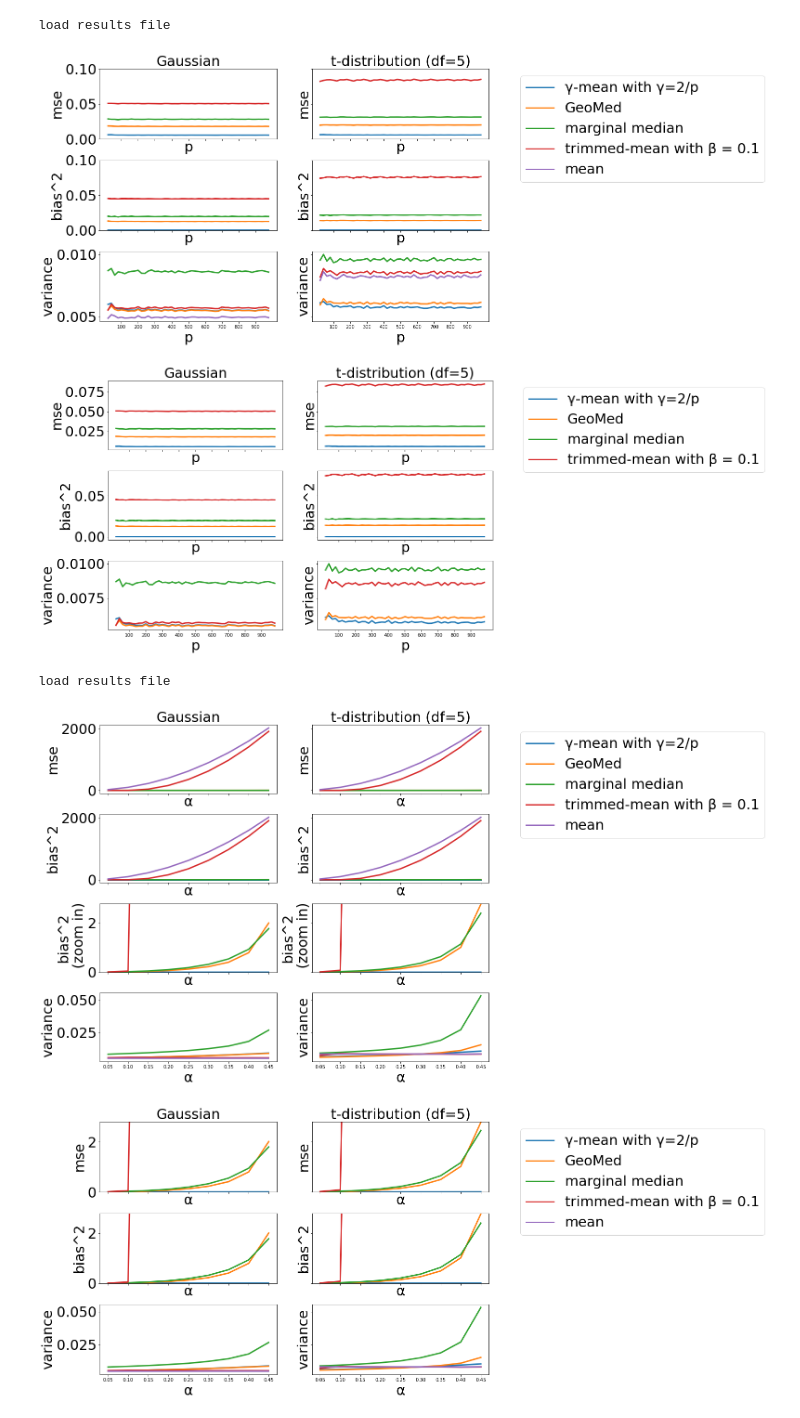
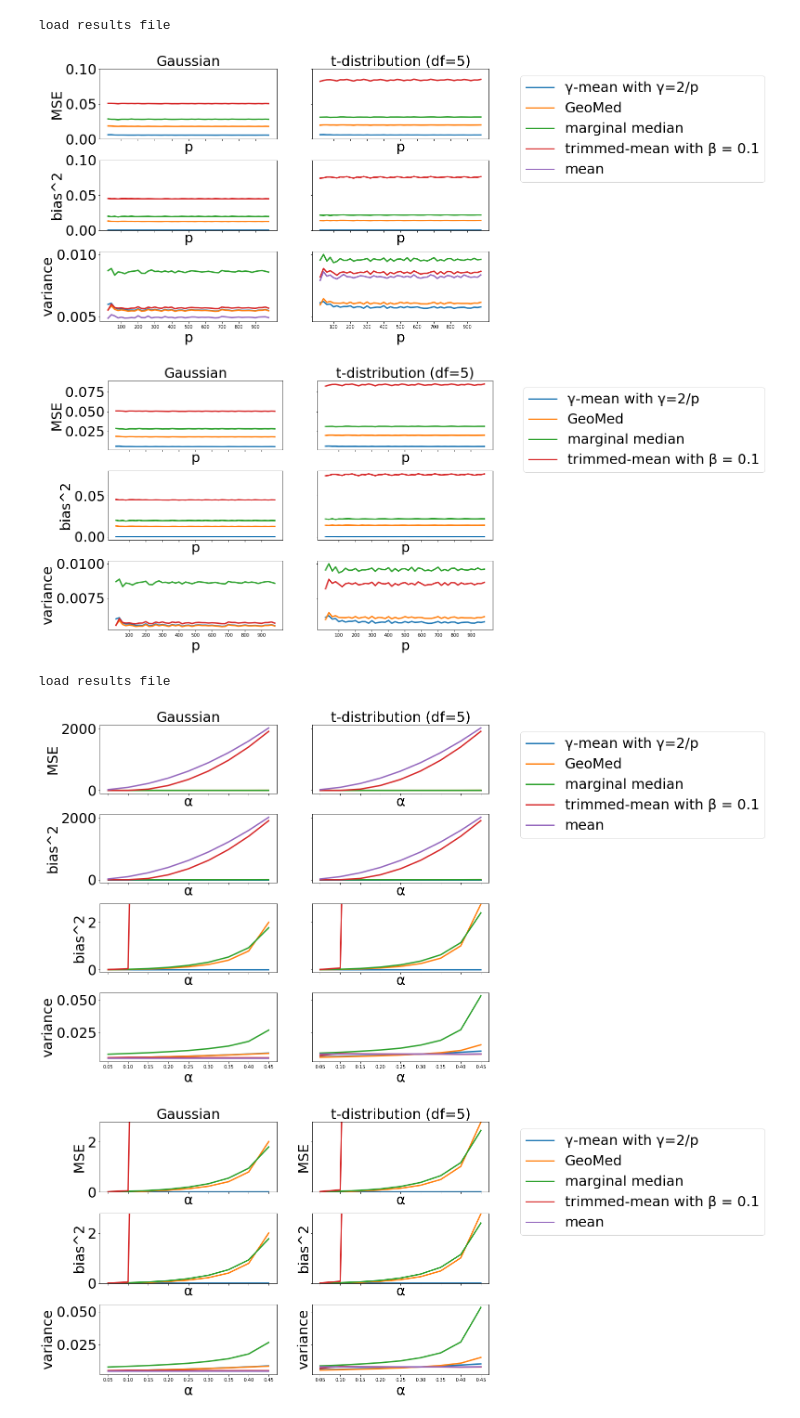
Before and after one commit to CenjhihLi/robust_federated_learning, a Jupyter notebook: aggreagtors_simulation.ipynb, the cells around one changed output. Cells and saved outputs as stored; diff of their text form; code cells hidden in the pictures.

```diff
--- a/aggreagtors_simulation.ipynb
+++ b/aggreagtors_simulation.ipynb
@@ -73,7 +73,8 @@ def bias(y_pred, y_true):
     y_true: (p,)
     """
     return np.square(np.subtract(np.mean(y_pred, axis = 0),y_true)).mean()
-bias.__name__="bias^2"
+#bias.__name__=u'bias\u00B2'
+bias.__name__='bias^2'
 
 def mse(y_pred, y_true):
     """
@@ -81,7 +82,7 @@ def mse(y_pred, y_true):
     y_true: (p,)
     """
     return np.mean([np.square(np.subtract(y_hat,y_true))  for y_hat in y_pred], axis = 0).mean()
-mse.__name__="mse"
+mse.__name__="MSE"
 
 def variance(y_pred, y_true):
     """
@@ -260,7 +261,8 @@ for i, metric in enumerate(metrics):
       ax.plot(p_range, r, label = method, linewidth = linewidth)
       ax.set_xlabel('p')
       ax.set_xticks(p_range[np.arange(4,len(p_range),5)])
-    ax.set_ylabel(metric.__name__)
+    if j == 0:
+      ax.set_ylabel(metric.__name__)
 ax = right[0]
   #method_list is ["mean","median","gamma","geo","trim"] need to use the same order
 ax.legend(labels=labels,
@@ -390,7 +392,8 @@ for i, metric in enumerate(metrics):
       ax.plot(p_range, r, label = method, linewidth = linewidth)
       ax.set_xlabel('p')
       ax.set_xticks(p_range[np.arange(4,len(p_range),5)])
-    ax.set_ylabel(metric.__name__)
+    if j == 0:
+      ax.set_ylabel(metric.__name__)
 ax = right[0]
   #method_list is ["mean","median","gamma","geo","trim"] need to use the same order
 ax.legend(labels=labels,
@@ -400,7 +403,7 @@ plt.show()
 
 fig.savefig('plot/scenario1_alpha_01.png', format='png', bbox_inches='tight')
 # %% [output]
-[figure, old version]
+[figure, new version]
 # %%
 #plot the comparison of aggregators
 fig, axs = plt.subplots(3, 2, figsize=(15, 10), sharex=True, sharey='row',  gridspec_kw={'hspace': 0.3, 'wspace': 0.2})
@@ -418,7 +421,8 @@ for i, metric in enumerate(metrics):
       ax.plot(p_range, r, label = method, linewidth = linewidth)
       ax.set_xlabel('p')
       ax.set_xticks(p_range[np.arange(4,len(p_range),5)])
-    ax.set_ylabel(metric.__name__)
+    if j == 0:
+      ax.set_ylabel(metric.__name__)
 ax = right[0]
   #method_list is ["mean","median","gamma","geo","trim"] need to use the same order
 ax.legend(labels=['\u03B3-mean with \u03B3=2/p', 'GeoMed', 'marginal median', 'trimmed-mean with \u03B2 = {}'.format(beta)],
@@ -428,7 +432,7 @@ plt.show()
 
 fig.savefig('plot/scenario1_alpha_01_zoomin.png', format='png', bbox_inches='tight')
 # %% [output]
-[figure, old version]
+[figure, new version]
 # %%
 """
 Scenario 2
@@ -525,7 +529,7 @@ fig, axs = plt.subplots(4, 2, figsize=(15, 13.33), sharex=True, sharey='row',  g
 (ax1, ax2),  (ax3, ax4), (ax5, ax6), (ax7, ax8) = axs
 ax1.set_title("Gaussian")
 ax2.set_title('t-distribution (df=5)')
-ax5.set_ylim(0,2.8)
+ax5.set_ylim(-0.1,2.8)
 right = [ax2, ax4, ax6, ax8]
 
 for i, metric in enumerate(metrics):
@@ -533,36 +537,38 @@ for i, metric in enumerate(metrics):
     if i == 2:
       ax = axs[i+1][j]
     else:
       ax = axs[i][j]
     for method in method_list:
       r = results[dist][method][i,:]
       ax.plot(alpha_range, r, label = method, linewidth = linewidth)
       ax.set_xlabel('\u03B1') #alpha
       #ax.set_xticks(alpha_range[np.arange(4,len(alpha_range),5)])
-    ax.set_ylabel(metric.__name__)
+    if j == 0:
+      ax.set_ylabel(metric.__name__)
 
 metric = metrics[1]
 for j, dist in enumerate(dist_list):
   ax = axs[2][j]
   for method in method_list:
     r = results[dist][method][1,:]
     ax.plot(alpha_range, r, label = method, linewidth = linewidth)
     ax.set_xlabel('\u03B1') #alpha
     #ax.set_xticks(alpha_range[np.arange(4,len(alpha_range),5)])
-  ax.set_ylabel(metric.__name__+'\n (zoom in)')
+  if j == 0:
+    ax.set_ylabel(metric.__name__)
 
 ax=right[0]
 #method_list is ["mean","median","gamma","geo","trim"] need to use the same order
 ax.legend(labels=labels,
           loc='upper right',bbox_to_anchor=(2.6,1.0))
 
 #plt.suptitle('Testing different aggregatros across \u03B1 ',fontsize=25)
 fig.tight_layout()
 plt.show()
 
 fig.savefig('plot/scenario2_0.png', format='png', bbox_inches='tight')
 # %% [output]
-[figure, old version]
+[figure, new version]
 # %%
 #plot the comparison of aggregators
 fig, axs = plt.subplots(3, 2, figsize=(15, 10), sharex=True, sharey='row',  gridspec_kw={'hspace': 0.3, 'wspace': 0.2})
```
Also changed, not shown: parts of 7 cells of this notebook.
